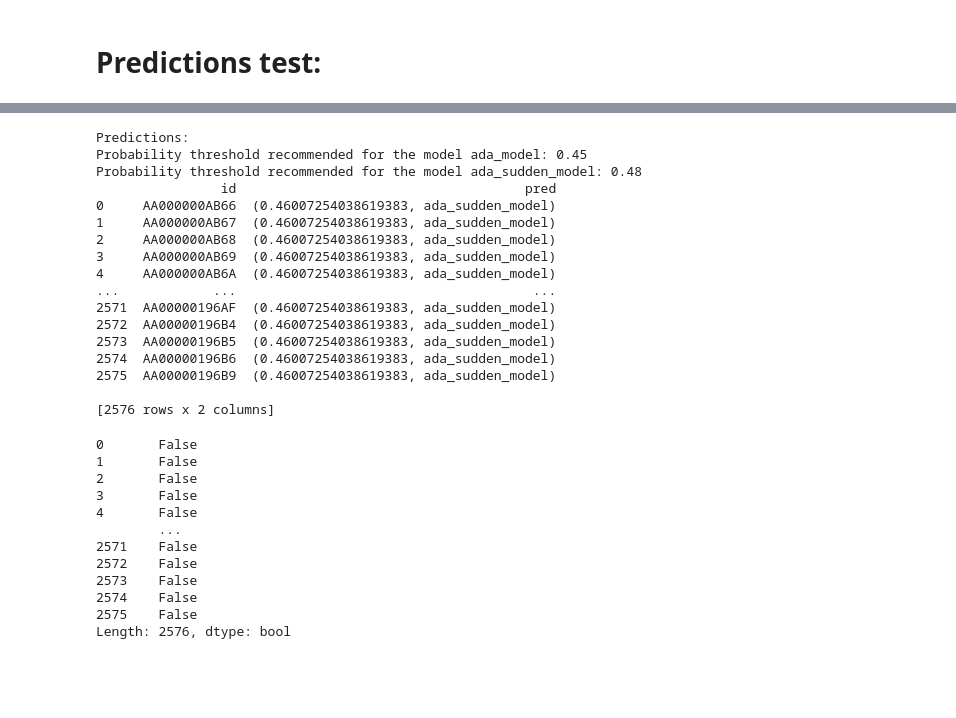
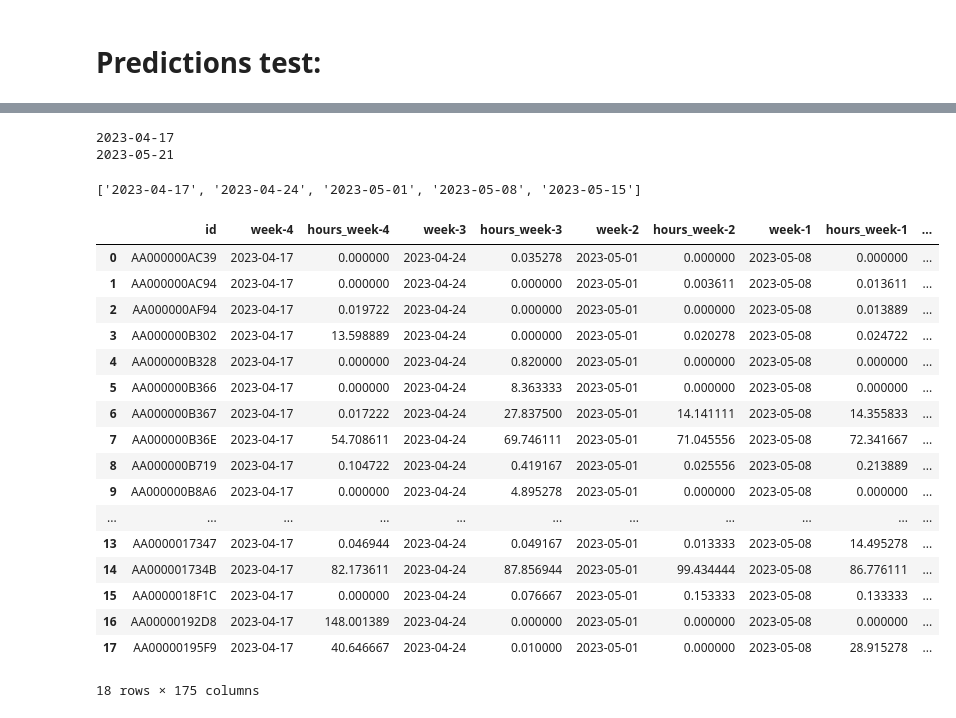
Before and after one commit to BetriuJaume/predictive-maintenance, a Jupyter notebook: preprocessing_tests.ipynb, the cells around one changed output, grey strips where cells are left out. Saved outputs shown, nothing was run; the diff lists cells and outputs as text; code cells hidden in the pictures; blank space fills up the shorter version.

```diff
--- a/preprocessing_tests.ipynb
+++ b/preprocessing_tests.ipynb
@@ -751 +1404,34 @@ Execution time:3.9383201599121094
+# %%
+print(predicting_min)
+print(predicting_max)
+# %% [output]
+2023-04-17
+2023-05-21
+# %%
+dates_range = pd.date_range(start=predicting_min, end=predicting_max, freq="W")
+dates_range = [str(return_monday(elem)) for elem in dates_range]
+dates_range
+# %% [output]
+['2023-04-17', '2023-04-24', '2023-05-01', '2023-05-08', '2023-05-15']
+# %%
+light_alarms
+# %% [output]
+|  | id | week-4 | hours_week-4 | week-3 | hours_week-3 | week-2 | hours_week-2 | week-1 | hours_week-1 | ... |
+| 0 | AA000000AC39 | 2023-04-17 | 0.000000 | 2023-04-24 | 0.035278 | 2023-05-01 | 0.000000 | 2023-05-08 | 0.000000 | ... |
+| 1 | AA000000AC94 | 2023-04-17 | 0.000000 | 2023-04-24 | 0.000000 | 2023-05-01 | 0.003611 | 2023-05-08 | 0.013611 | ... |
+| 2 | AA000000AF94 | 2023-04-17 | 0.019722 | 2023-04-24 | 0.000000 | 2023-05-01 | 0.000000 | 2023-05-08 | 0.013889 | ... |
+| 3 | AA000000B302 | 2023-04-17 | 13.598889 | 2023-04-24 | 0.000000 | 2023-05-01 | 0.020278 | 2023-05-08 | 0.024722 | ... |
+| 4 | AA000000B328 | 2023-04-17 | 0.000000 | 2023-04-24 | 0.820000 | 2023-05-01 | 0.000000 | 2023-05-08 | 0.000000 | ... |
+| 5 | AA000000B366 | 2023-04-17 | 0.000000 | 2023-04-24 | 8.363333 | 2023-05-01 | 0.000000 | 2023-05-08 | 0.000000 | ... |
+| 6 | AA000000B367 | 2023-04-17 | 0.017222 | 2023-04-24 | 27.837500 | 2023-05-01 | 14.141111 | 2023-05-08 | 14.355833 | ... |
+| 7 | AA000000B36E | 2023-04-17 | 54.708611 | 2023-04-24 | 69.746111 | 2023-05-01 | 71.045556 | 2023-05-08 | 72.341667 | ... |
+| 8 | AA000000B719 | 2023-04-17 | 0.104722 | 2023-04-24 | 0.419167 | 2023-05-01 | 0.025556 | 2023-05-08 | 0.213889 | ... |
+| 9 | AA000000B8A6 | 2023-04-17 | 0.000000 | 2023-04-24 | 4.895278 | 2023-05-01 | 0.000000 | 2023-05-08 | 0.000000 | ... |
+| ... | ... | ... | ... | ... | ... | ... | ... | ... | ... | ... |
+| 13 | AA0000017347 | 2023-04-17 | 0.046944 | 2023-04-24 | 0.049167 | 2023-05-01 | 0.013333 | 2023-05-08 | 14.495278 | ... |
+| 14 | AA000001734B | 2023-04-17 | 82.173611 | 2023-04-24 | 87.856944 | 2023-05-01 | 99.434444 | 2023-05-08 | 86.776111 | ... |
+| 15 | AA0000018F1C | 2023-04-17 | 0.000000 | 2023-04-24 | 0.076667 | 2023-05-01 | 0.153333 | 2023-05-08 | 0.133333 | ... |
+| 16 | AA00000192D8 | 2023-04-17 | 148.001389 | 2023-04-24 | 0.000000 | 2023-05-01 | 0.000000 | 2023-05-08 | 0.000000 | ... |
+| 17 | AA00000195F9 | 2023-04-17 | 40.646667 | 2023-04-24 | 0.010000 | 2023-05-01 | 0.000000 | 2023-05-08 | 28.915278 | ... |
+18 rows × 175 columns
 # %%
@@ -873,35 +1560,0 @@ non_error_lights = join_light_alarms_readings_meteo(
-# %%
-make_predictions(non_error_lights, model_type="adboc")
-# %% [output]
-Predictions:
-Probability threshold recommended for the model ada_model: 0.45
-Probability threshold recommended for the model ada_sudden_model: 0.48
-                id                                     pred
-0     AA000000AB66  (0.46007254038619383, ada_sudden_model)
-1     AA000000AB67  (0.46007254038619383, ada_sudden_model)
-2     AA000000AB68  (0.46007254038619383, ada_sudden_model)
-3     AA000000AB69  (0.46007254038619383, ada_sudden_model)
-4     AA000000AB6A  (0.46007254038619383, ada_sudden_model)
-...            ...                                      ...
-2571  AA00000196AF  (0.46007254038619383, ada_sudden_model)
-2572  AA00000196B4  (0.46007254038619383, ada_sudden_model)
-2573  AA00000196B5  (0.46007254038619383, ada_sudden_model)
-2574  AA00000196B6  (0.46007254038619383, ada_sudden_model)
-2575  AA00000196B9  (0.46007254038619383, ada_sudden_model)
-
-[2576 rows x 2 columns]
-# %%
-non_error_lights.drop("id", axis=1).duplicated(keep=False)
-# %% [output]
-0       False
-1       False
-2       False
-3       False
-4       False
-        ...
-2571    False
-2572    False
-2573    False
-2574    False
-2575    False
-Length: 2576, dtype: bool
```
Also changed, not shown: parts of 12 cells of this notebook, 9 other files.
